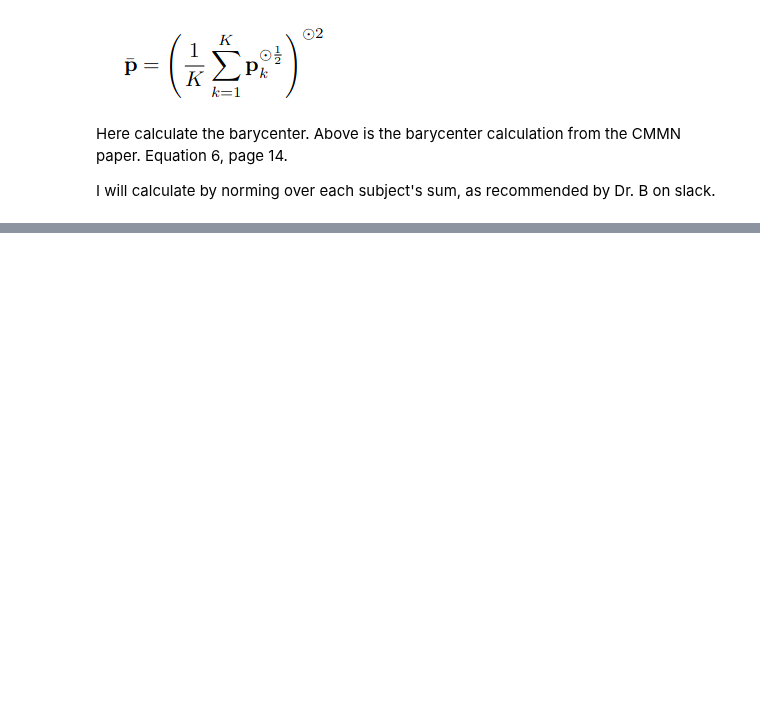
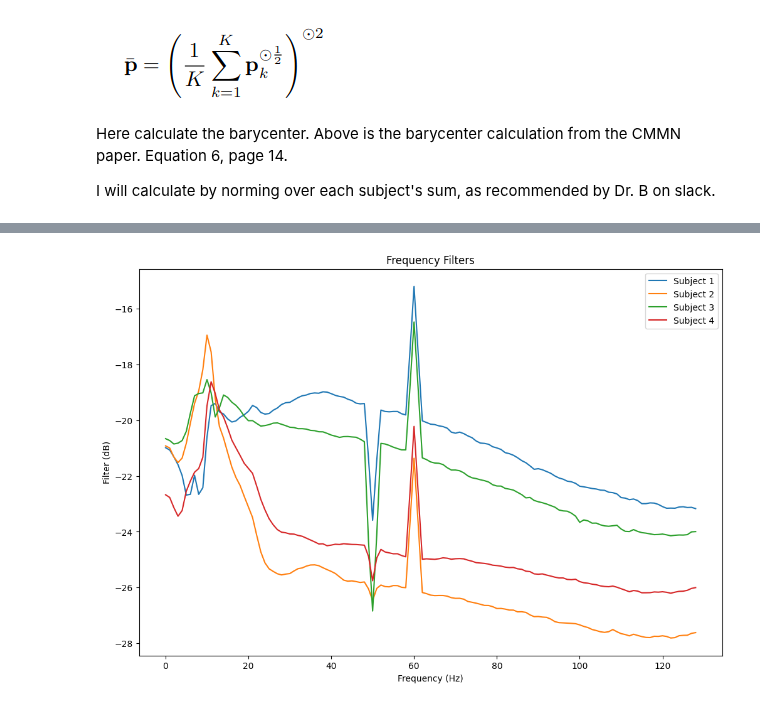
Before and after one commit to cniel-ud/ICWaves, a Jupyter notebook: notebooks/CMMN_gdrive.ipynb, the cells around one changed output, grey strips where cells are left out. Saved outputs shown, nothing was run; the diff lists cells and outputs as text; code cells hidden in the pictures; blank space fills up the shorter version.

Commit message:
original transform code working much better now. fixing subj-subj matching

```diff
--- a/notebooks/CMMN_gdrive.ipynb
+++ b/notebooks/CMMN_gdrive.ipynb
@@ -268,0 +420,8 @@ def plot_time_filter(time_filter, fs=256):
+# %%
+# Plotting filters for cue -> emotion
+freq_filter, time_filter = compute_filter_original(frolich_data, normed_emotion_barycenter)
+# %%
+plot_freq_filter(freq_filter)
+# plot_time_filter(time_filter) # note: still looks wonky but the transformed data seems to be fine
+# %% [output]
+[figure, added]
```
Also changed, not shown: parts of 14 cells of this notebook.
